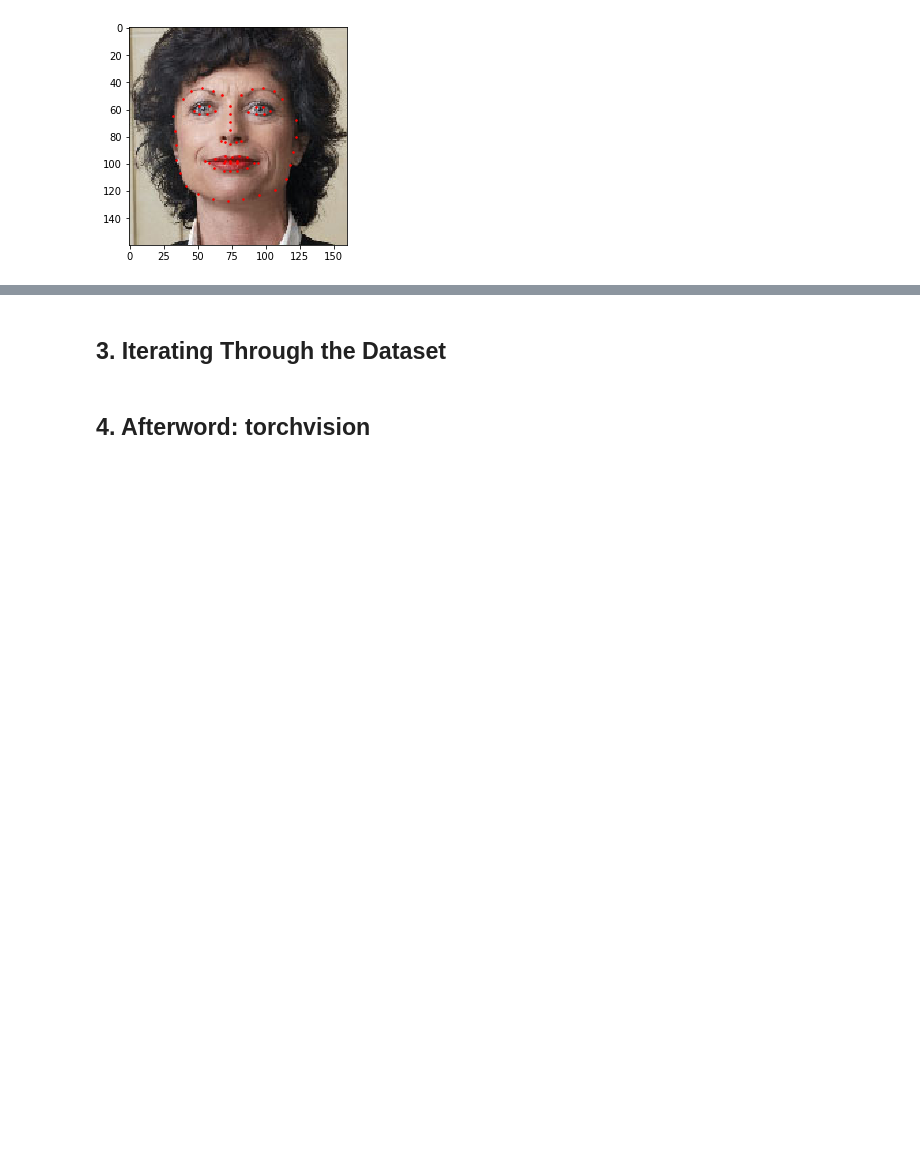
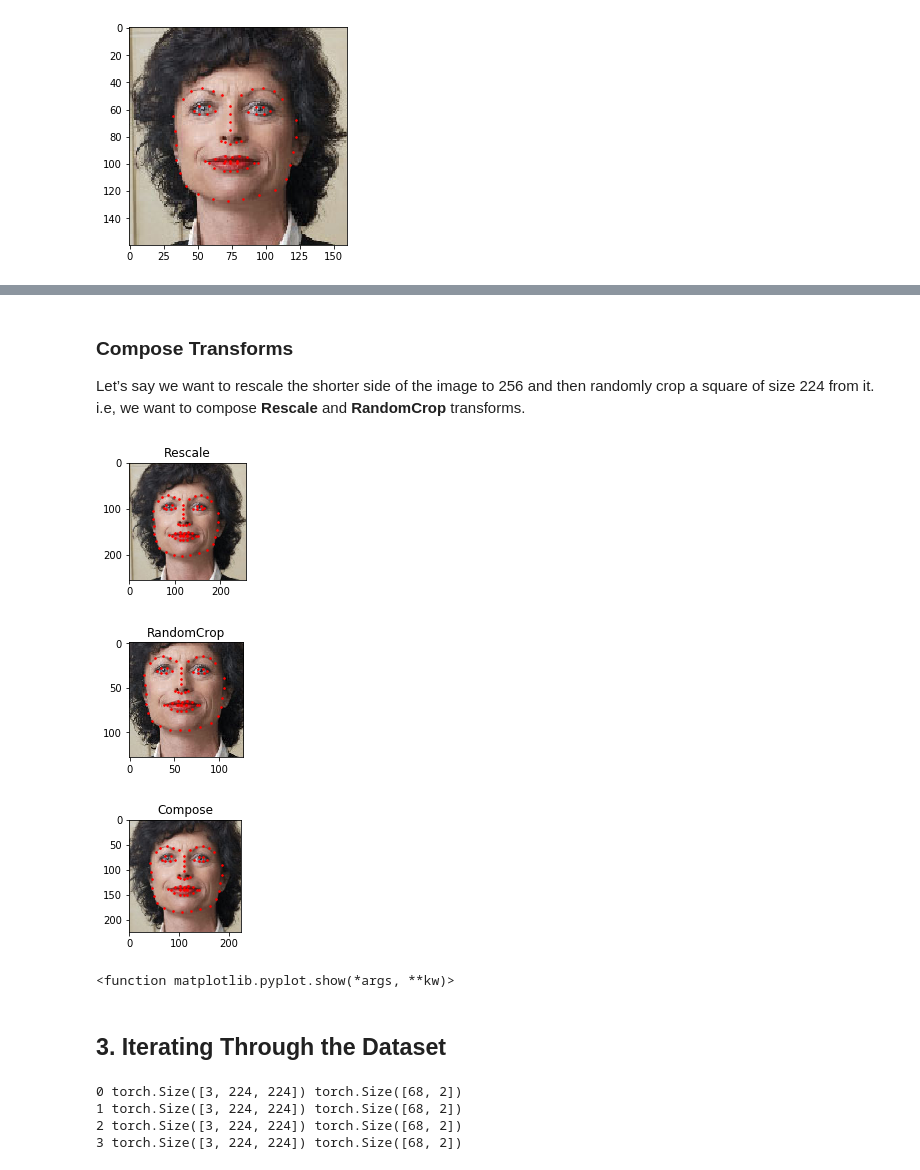
Before and after one commit to liuyaox/PyTorch-Study, a Jupyter notebook: 02-Data Loading and Processing Tutorial.ipynb, the cells around one changed output, grey strips where cells are left out. Saved outputs shown, nothing was run; the diff lists cells and outputs as text; code cells hidden in the pictures; blank space fills up the shorter version.

```diff
--- a/02-Data Loading and Processing Tutorial.ipynb
+++ b/02-Data Loading and Processing Tutorial.ipynb
@@ -52,0 +140,26 @@ plt.show()
+# %%
+class RandomCrop(object):
+    ''' Crop randomly the image in a sample '''
+
+    def __init__(self, output_size):
+        assert isinstance(output_size, (int, tuple))
+        if isinstance(output_size, int):
+            self.output_size = (output_size, output_size)
+        else:
+            assert len(output_size) == 2
+            self.output_size = output_size
+
+    def __call__(self, sample):
+        image, landmarks = sample['image'], sample['landmarks']
+
+        # h, w --> new_h, new_w --> top, left
+        h, w = image.shape[:2]
+        new_h, new_w = self.output_size
+        top = np.random.randint(0, h - new_h)
+        left = np.random.randint(0, w - new_w)
+
+        # apply new_h, new_w, top and left
+        img = image[top: top + new_h, left: left + new_w]
+        landmarks = landmarks - [left, top]
+
+        return {'image': img, 'landmarks': landmarks}
@@ -53,4 +177,25 @@ plt.show()
+# %% [markdown]
+### Compose Transforms
+
+Let’s say we want to rescale the shorter side of the image to 256 and then randomly crop a square of size 224 from it. i.e, we want to compose **Rescale** and **RandomCrop** transforms.
+# %%
+scale = Rescale(256)
+crop = RandomCrop(128)
+composed = transforms.Compose([Rescale(256), RandomCrop(224)])
+# %%
+fig = plt.figure()
+sample = face_dataset[65]
+for i, tsfm in enumerate([scale, crop, composed]):
+    transformed_sample = tsfm(sample)
+    ax = plt.subplot(1, 3, i + 1)
+    plt.tight_layout()
+    ax.set_title(type(tsfm).__name__)
+    show_landmarks(**transformed_sample)
+plt.show
+# %% [output]
+[figure, added]
+[figure, added]
+[figure, added]
+<function matplotlib.pyplot.show(*args, **kw)>
 # %% [markdown]
 ## 3. Iterating Through the Dataset
-# %% [markdown]
-## 4. Afterword: torchvision
@@ -56,0 +205,11 @@ plt.show()
+# %%
+for i in range(len(transformed_dataset)):
+    sample = transformed_dataset[i]
+    print(i, sample['image'].size(), sample['landmarks'].size())
+    if i == 3:
+        break
+# %% [output]
+0 torch.Size([3, 224, 224]) torch.Size([68, 2])
+1 torch.Size([3, 224, 224]) torch.Size([68, 2])
+2 torch.Size([3, 224, 224]) torch.Size([68, 2])
+3 torch.Size([3, 224, 224]) torch.Size([68, 2])
```
Also changed, not shown: parts of 21 cells of this notebook, 1 other file.
